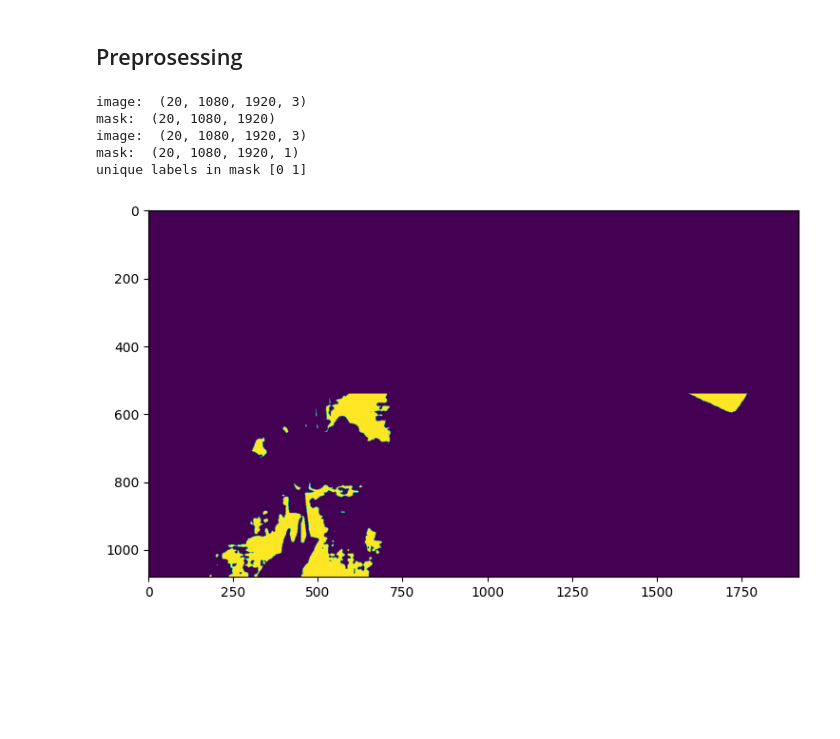
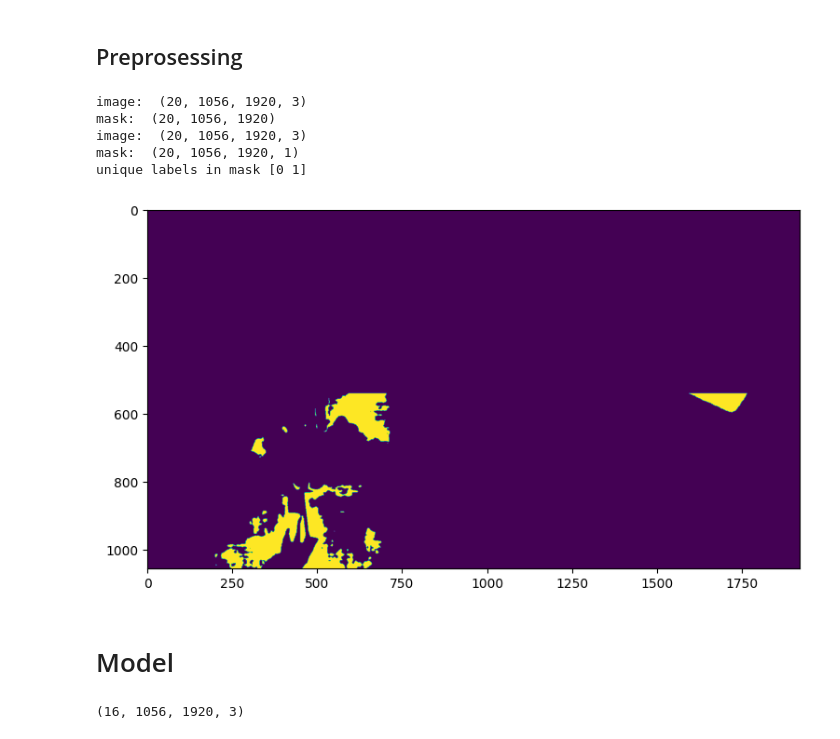
Before and after one commit to khoadaniel/vegetation-detection-railways, a Jupyter notebook: base-line-model.ipynb, the cells around one changed output. Cells and saved outputs as stored; diff of their text form; code cells hidden in the pictures; blank space fills up the shorter version.

Commit message:
first baseline model

```diff
--- a/base-line-model.ipynb
+++ b/base-line-model.ipynb
@@ -72,35 +76,37 @@ for filename in os.listdir(path_images):
     breaker +=1
     if filename.endswith('.jpg'):
         image = cv2.imread(path_images+filename)
+        image = image[:1056,:,:] #divisible by 32 because of UNET requirements
         mask = cv2.imread(path_mask+filename[:7]+'.png')
+        mask = mask[:1056,:,:]
         for layer in range(len(mask[0,0,:])):
             mask[:int(w/2),:,layer]=0
             mask[:,:,layer][mask[:,:,layer]!=label_of_interest]=0
             mask[:,:,layer][mask[:,:,layer]==label_of_interest]=1
                 #this is because one hot encoder can only deal with 0 and 1 if there is 2 labels
         # image = np.array(image)
         # mask = np.array(mask)
         image_dataset.append(image)
         mask_dataset.append(mask)
     if breaker==20:
          break
 
 image_dataset = np.array(image_dataset)
 mask_dataset = np.array(mask_dataset)
 mask_dataset = mask_dataset[:,:,:,0]
 print('image: ', image_dataset.shape)
 print('mask: ', mask_dataset.shape)
 plt.imshow(mask[:,:,0])
 
 mask_dataset = np.expand_dims(mask_dataset, axis=3)
 print('image: ', image_dataset.shape)
 print('mask: ', mask_dataset.shape)
 
 print('unique labels in mask', np.unique(mask_dataset))
 # %% [output]
-image:  (20, 1080, 1920, 3)
-mask:  (20, 1080, 1920)
-image:  (20, 1080, 1920, 3)
-mask:  (20, 1080, 1920, 1)
+image:  (20, 1056, 1920, 3)
+mask:  (20, 1056, 1920)
+image:  (20, 1056, 1920, 3)
+mask:  (20, 1056, 1920, 1)
 unique labels in mask [0 1]
-[figure, old version]
+[figure, new version]
@@ -114,0 +116,2 @@ X_train, X_test, y_train, y_test = train_test_split(image_dataset, labels_cat, t
+# %% [markdown]
+# Model
@@ -114,0 +124,4 @@ X_train, X_test, y_train, y_test = train_test_split(image_dataset, labels_cat, t
+# %%
+X_train.shape
+# %% [output]
+(16, 1056, 1920, 3)
```
Also changed, not shown: parts of 7 cells of this notebook.
